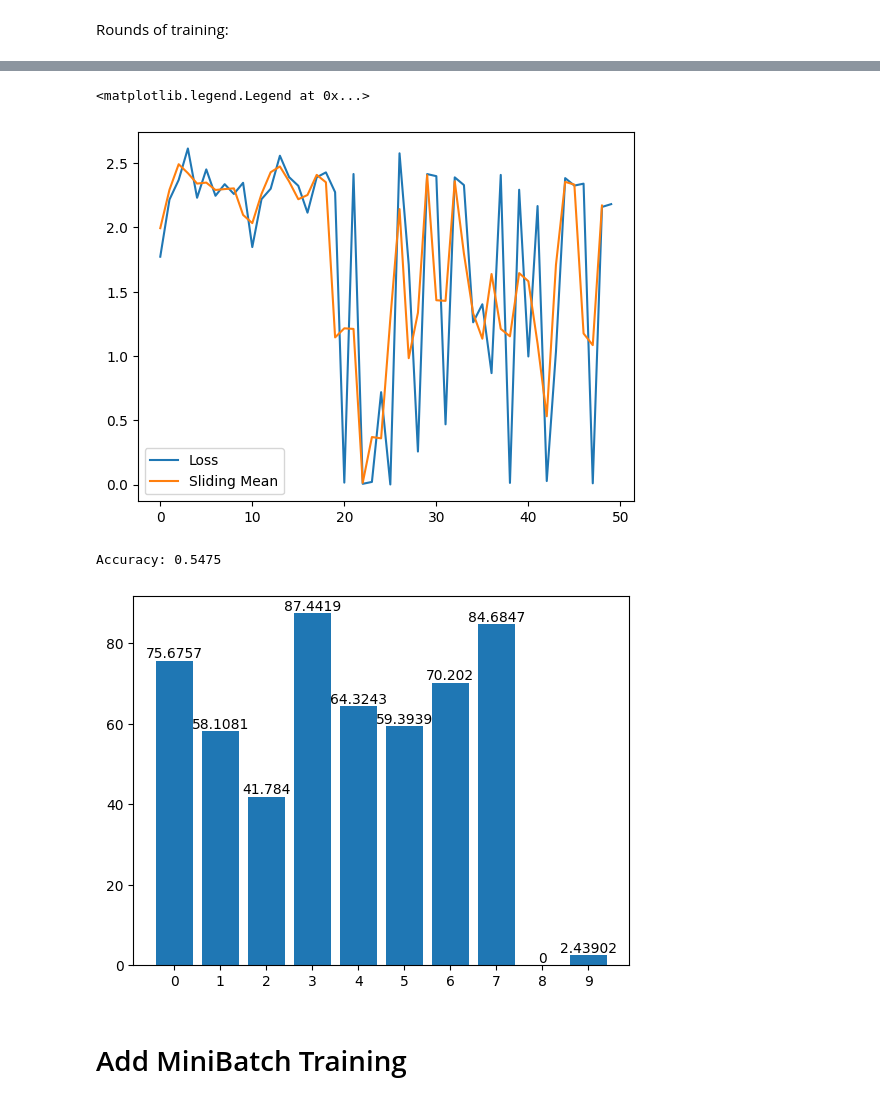
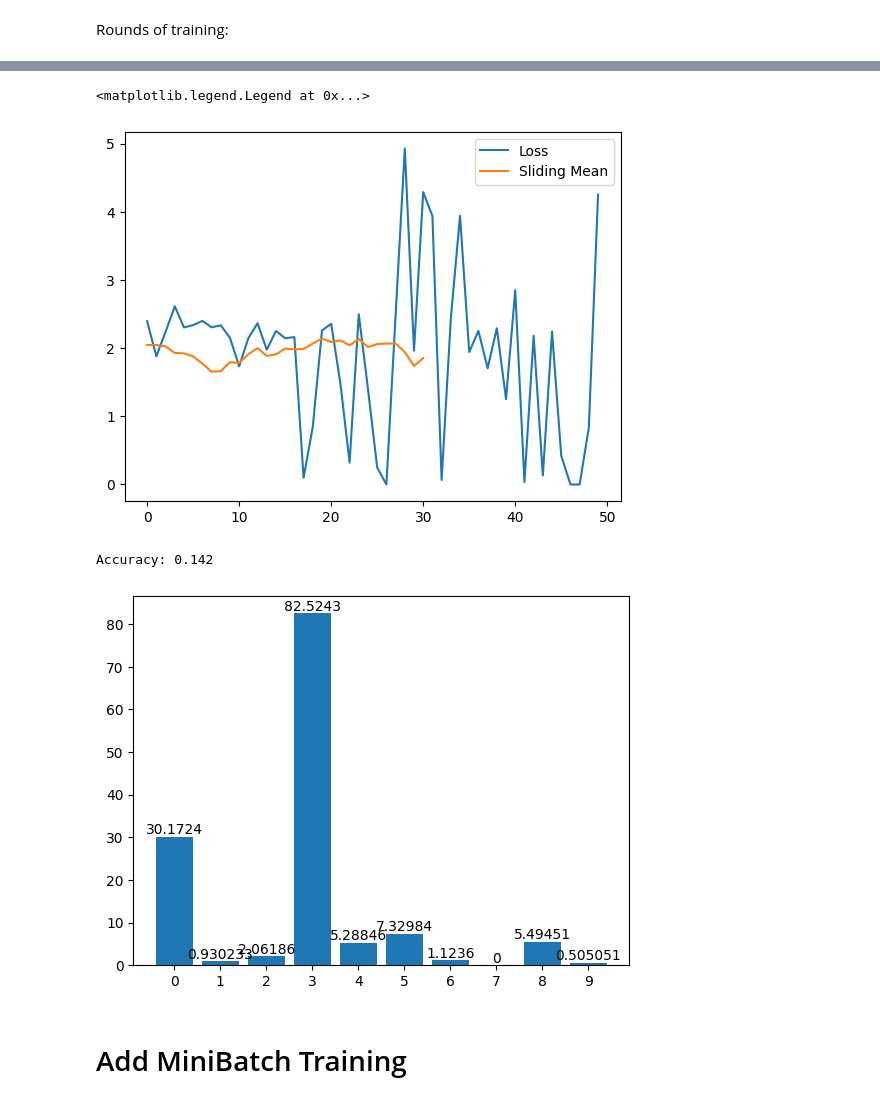
Before and after one commit to wbasener/Neural-Netork-From-Scratch-in-Python, a Jupyter notebook: NNfromScratch.ipynb, the cells around one changed output, grey strips where cells are left out. Cells and saved outputs as stored; diff of their text form; code cells hidden in the pictures.

```diff
--- a/NNfromScratch.ipynb
+++ b/NNfromScratch.ipynb
@@ -138,8 +138,8 @@ array([[ 0.03903734,  0.0060277 , -0.05217337, -0.03668655, -0.02739729],
 # Build the network:
 # %%
 # define two hidden layers and an output layer
-layer1 = FClayer(28*28,30)
-layer2 = FClayer(30,10)
+layer1 = FClayer(28*28,90)
+layer2 = FClayer(90,10)
 layerFinal = softmax
 # %%
 # define the network
@@ -731,11 +731,11 @@ NNview(network.layer2, title='Node weights for second layer')
 # %%
-N = 2
+N = 20
 plt.plot(L, label='Loss')
 plt.plot(np.convolve(L, np.ones(N)/N, mode='valid'), label='Sliding Mean')
 plt.legend()
 # %% [output]
 <matplotlib.legend.Legend at 0x...>
-[figure, old version]
+[figure, new version]
 # %%
 NumCorrect = np.zeros(10)
 Num = np.zeros(10)
@@ -755,8 +755,8 @@ accuracy = NumCorrect/Num
 bars = plt.bar(['0','1','2','3','4','5','6','7','8','9'], accuracy*100)
 plt.bar_label(bars);
 # %% [output]
-Accuracy: 0.5475
+Accuracy: 0.142
-[figure, old version]
+[figure, new version]
 # %% [markdown]
 # Add MiniBatch Training
 # %%
```
Also changed, not shown: parts of 17 cells of this notebook, 2 other files.
